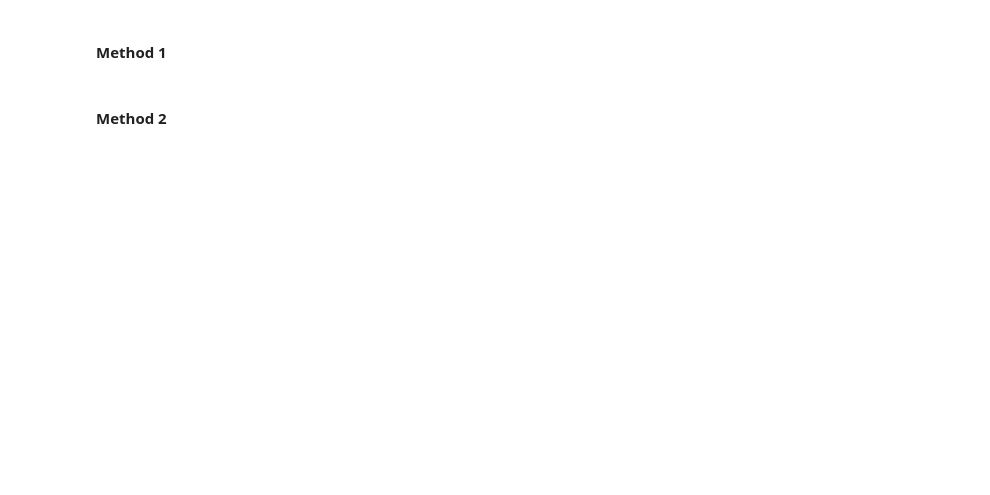
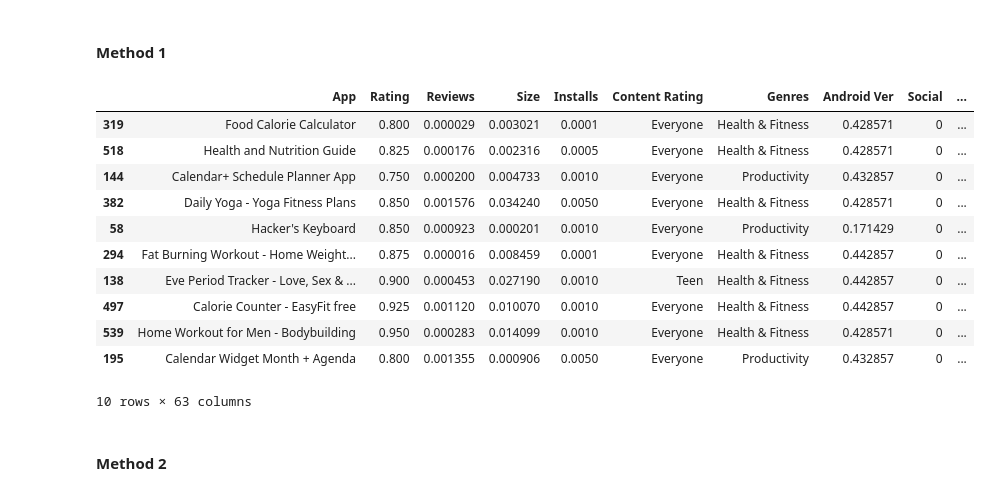
Before and after one commit to RavMRafiki/Recommendation-System, a Jupyter notebook: App_recommendation_system.ipynb, the cells around one changed output. Saved outputs shown, nothing was run; the diff lists cells and outputs as text; code cells hidden in the pictures; blank space fills up the shorter version.

```diff
--- a/App_recommendation_system.ipynb
+++ b/App_recommendation_system.ipynb
@@ -75,3 +75,4 @@ class DataClean:
 apps = DataClean.splitGenres(apps)
 apps.head()
 apps.drop(columns=['Genres'])
+apps = apps.drop_duplicates(subset='App', keep="first")
@@ -118,7 +105,7 @@ apps = apps.reset_index(drop=True)
 # %%
 DataProcessing.normalization(apps)
 # %%
-apps.head()
+apps = apps.drop_duplicates(subset='App', keep="first")
 # %%
 trainingSet, validatingSet = DataProcessing.split(apps, 0.999)
 validatingSet = validatingSet.reset_index(drop=True)
@@ -294,34 +367,47 @@ avgInstalls = pd.to_numeric(validatingSet['Installs'], errors='coerce').mean()
 maxAndroidVer = max(validatingSet['Android Ver'])
 genres = []
 for i in validatingSet.columns.tolist()[8:-1]:
     genres.append(pd.to_numeric(validatingSet[i], errors='coerce').mean())
 avgAppList = ['avgApp',avgRating,avgReviews,avgSize,avgInstalls,validatingSet.iloc[0]['Content Rating'],"avgGenre",maxAndroidVer]
 for i in genres:
     avgAppList.append(i)
 revs = []
 for i in validatingSet["reviews"].tolist():
     i = i.split(";")
     for j in i:
         revs.append(j)
 words = {}
 for word in revs:
         words[word] = 0
 for word in revs:
         words[word] +=1
 revs = []
 for i in range(5):
     try:
         revs.append(max(words, key=words.get))
         del words[max(words, key=words.get)]
     except:
         pass
 avgWords = ";".join(revs)
 avgAppList.append(avgWords)
 
 avgApp = pd.DataFrame(columns=validatingSet.columns.tolist())
 avgApp.loc[0] = avgAppList
-recommendedApps = KNNWithJaccardSimilarityCoefficient.clustering(trainingSet.copy(), validatingSet.iloc[0])
+recommendedApps = KNNWithJaccardSimilarityCoefficient.clustering(trainingSet.copy(), avgApp.iloc[0])
 recommendedApps.sort_values("distance").head(10)
+# %% [output]
+|  | App | Rating | Reviews | Size | Installs | Content Rating | Genres | Android Ver | Social | ... |
+| 319 | Food Calorie Calculator | 0.800 | 0.000029 | 0.003021 | 0.0001 | Everyone | Health & Fitness | 0.428571 | 0 | ... |
+| 518 | Health and Nutrition Guide | 0.825 | 0.000176 | 0.002316 | 0.0005 | Everyone | Health & Fitness | 0.428571 | 0 | ... |
+| 144 | Calendar+ Schedule Planner App | 0.750 | 0.000200 | 0.004733 | 0.0010 | Everyone | Productivity | 0.432857 | 0 | ... |
+| 382 | Daily Yoga - Yoga Fitness Plans | 0.850 | 0.001576 | 0.034240 | 0.0050 | Everyone | Health & Fitness | 0.428571 | 0 | ... |
+| 58 | Hacker's Keyboard | 0.850 | 0.000923 | 0.000201 | 0.0010 | Everyone | Productivity | 0.171429 | 0 | ... |
+| 294 | Fat Burning Workout - Home Weight... | 0.875 | 0.000016 | 0.008459 | 0.0001 | Everyone | Health & Fitness | 0.442857 | 0 | ... |
+| 138 | Eve Period Tracker - Love, Sex & ... | 0.900 | 0.000453 | 0.027190 | 0.0010 | Teen | Health & Fitness | 0.442857 | 0 | ... |
+| 497 | Calorie Counter - EasyFit free | 0.925 | 0.001120 | 0.010070 | 0.0010 | Everyone | Health & Fitness | 0.442857 | 0 | ... |
+| 539 | Home Workout for Men - Bodybuilding | 0.950 | 0.000283 | 0.014099 | 0.0010 | Everyone | Health & Fitness | 0.428571 | 0 | ... |
+| 195 | Calendar Widget Month + Agenda | 0.800 | 0.001355 | 0.000906 | 0.0050 | Everyone | Productivity | 0.432857 | 0 | ... |
+10 rows × 63 columns
 # %% [markdown]
 <h4>Method 2</h4>
 # %%
```
Also changed, not shown: parts of 17 cells of this notebook.
